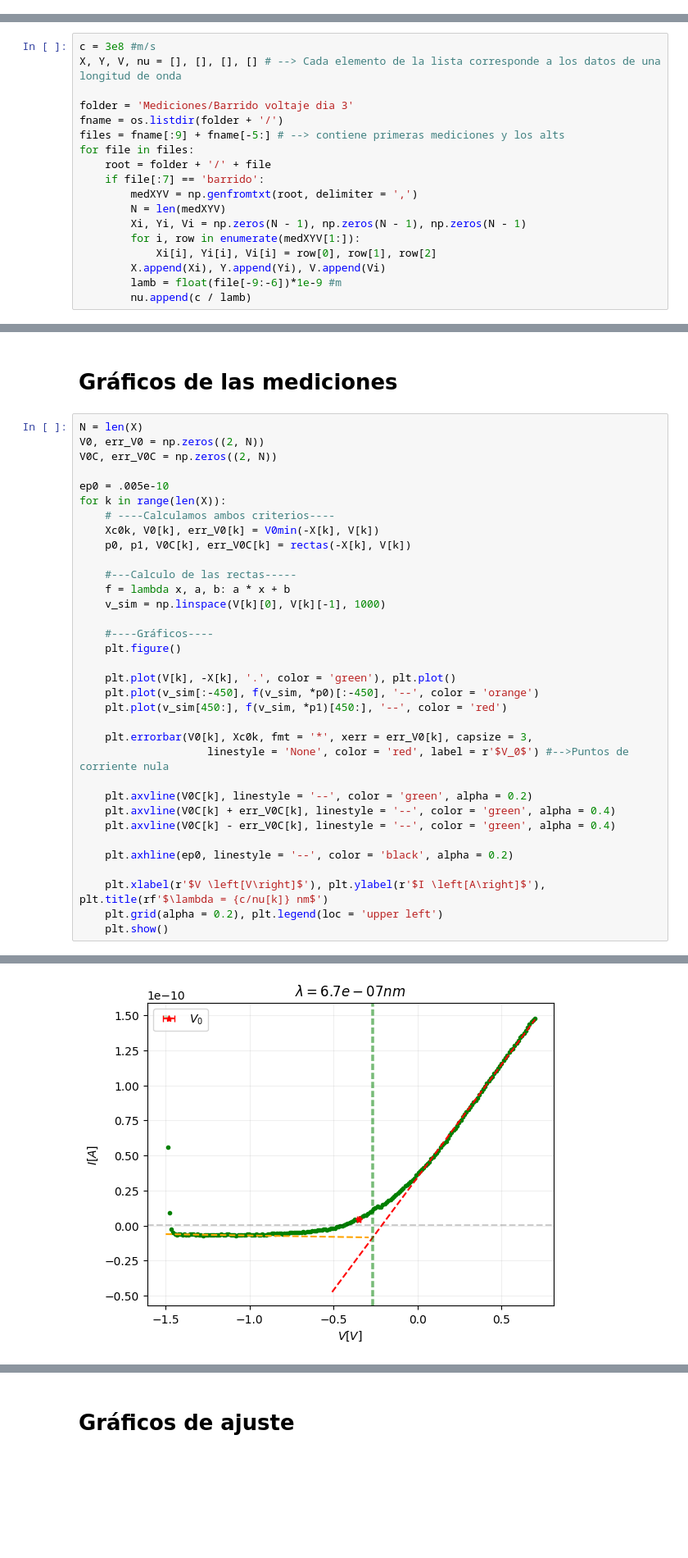
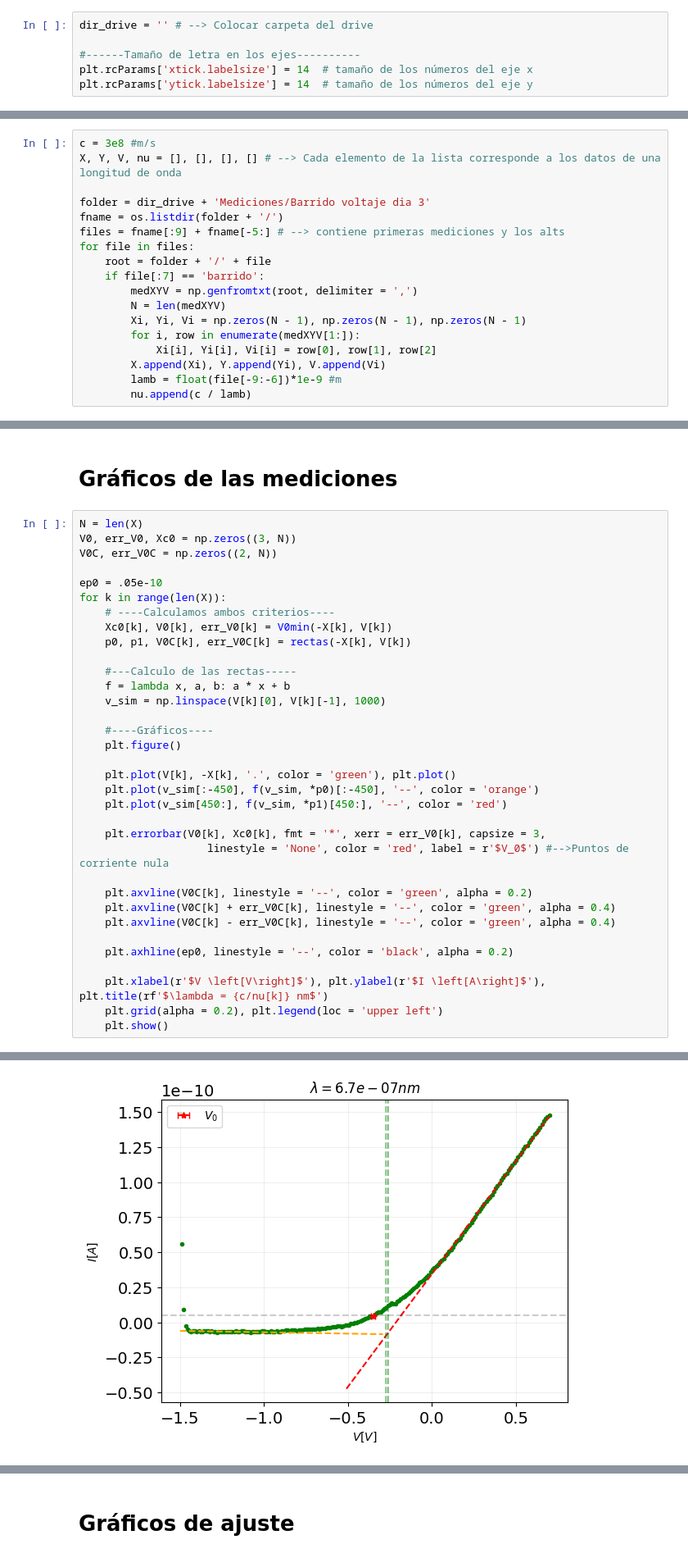
Before and after one commit to BernardoPironio/Efecto-fotoelectrico, a Jupyter notebook: analisis.ipynb, the cells around one changed output, grey strips where cells are left out. Shown: that part at 82% size. Drawn from its saved outputs; the diff is of its cells as text; blank space fills up the shorter version.

```diff
--- a/analisis.ipynb
+++ b/analisis.ipynb
@@ -10,10 +12,16 @@ import pandas as pd
+# %%
+dir_drive = '' # --> Colocar carpeta del drive
+
+#------Tamaño de letra en los ejes----------
+plt.rcParams['xtick.labelsize'] = 14  # tamaño de los números del eje x
+plt.rcParams['ytick.labelsize'] = 14  # tamaño de los números del eje y
 # %% [markdown]
 # Cargado de archivos
 # %%
 c = 3e8 #m/s
 X, Y, V, nu = [], [], [], [] # --> Cada elemento de la lista corresponde a los datos de una longitud de onda
 
-folder = 'Mediciones/Barrido voltaje dia 3'
+folder = dir_drive + 'Mediciones/Barrido voltaje dia 3'
 fname = os.listdir(folder + '/')
 files = fname[:9] + fname[-5:] # --> contiene primeras mediciones y los alts
 for file in files:
@@ -66,13 +74,13 @@ def rectas(I, V):
 # Gráficos de las mediciones
 # %%
 N = len(X)
-V0, err_V0 = np.zeros((2, N))
+V0, err_V0, Xc0 = np.zeros((3, N))
 V0C, err_V0C = np.zeros((2, N))
 
-ep0 = .005e-10
+ep0 = .05e-10
 for k in range(len(X)):
     # ----Calculamos ambos criterios----
-    Xc0k, V0[k], err_V0[k] = V0min(-X[k], V[k])
+    Xc0[k], V0[k], err_V0[k] = V0min(-X[k], V[k])
     p0, p1, V0C[k], err_V0C[k] = rectas(-X[k], V[k])
 
     #---Calculo de las rectas-----
@@ -86,7 +94,7 @@ for k in range(len(X)):
     plt.plot(v_sim[:-450], f(v_sim, *p0)[:-450], '--', color = 'orange')
     plt.plot(v_sim[450:], f(v_sim, *p1)[450:], '--', color = 'red')
 
-    plt.errorbar(V0[k], Xc0k, fmt = '*', xerr = err_V0[k], capsize = 3,
+    plt.errorbar(V0[k], Xc0[k], fmt = '*', xerr = err_V0[k], capsize = 3,
                     linestyle = 'None', color = 'red', label = r'$V_0$') #-->Puntos de corriente nula
 
     plt.axvline(V0C[k], linestyle = '--', color = 'green', alpha = 0.2)
@@ -112 +120 @@ for k in range(len(X)):
-[figure, old version]
+[figure, new version]
```
Also changed, not shown: parts of 10 cells of this notebook, 1 other file.
